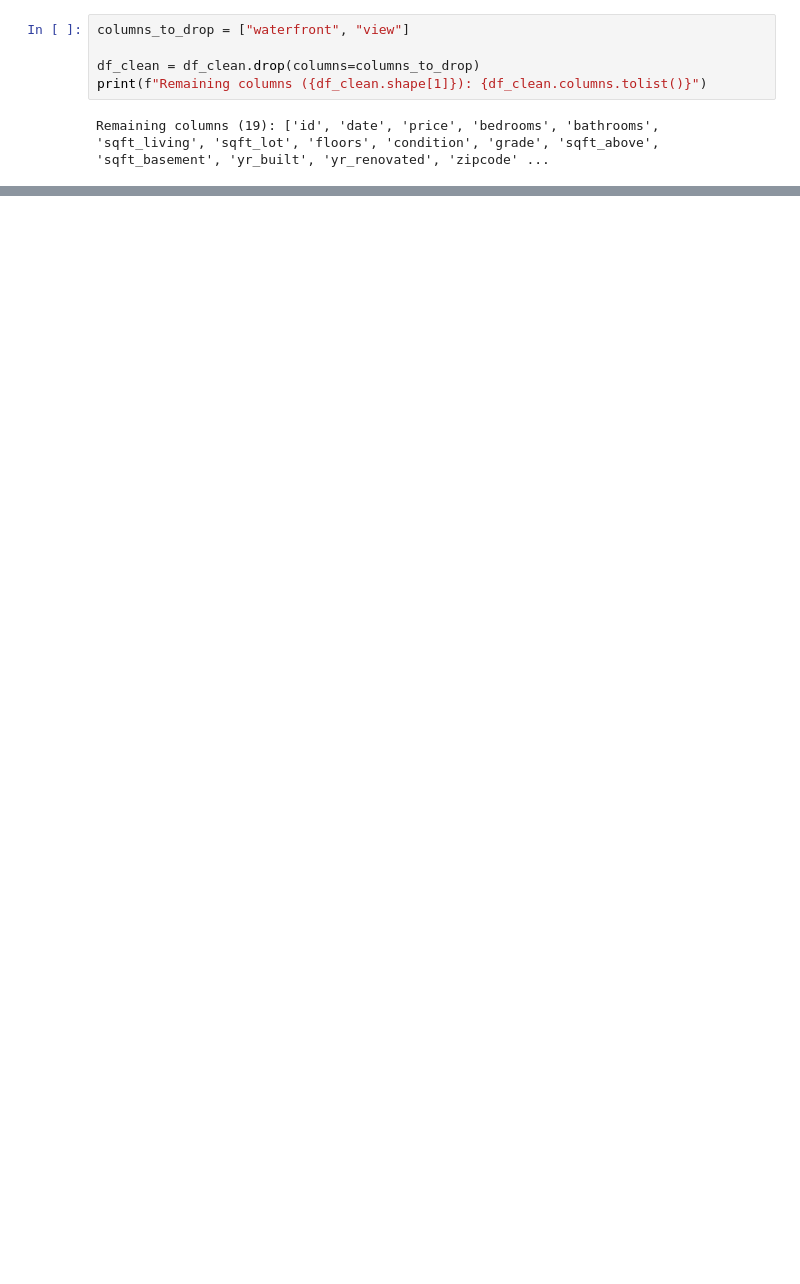
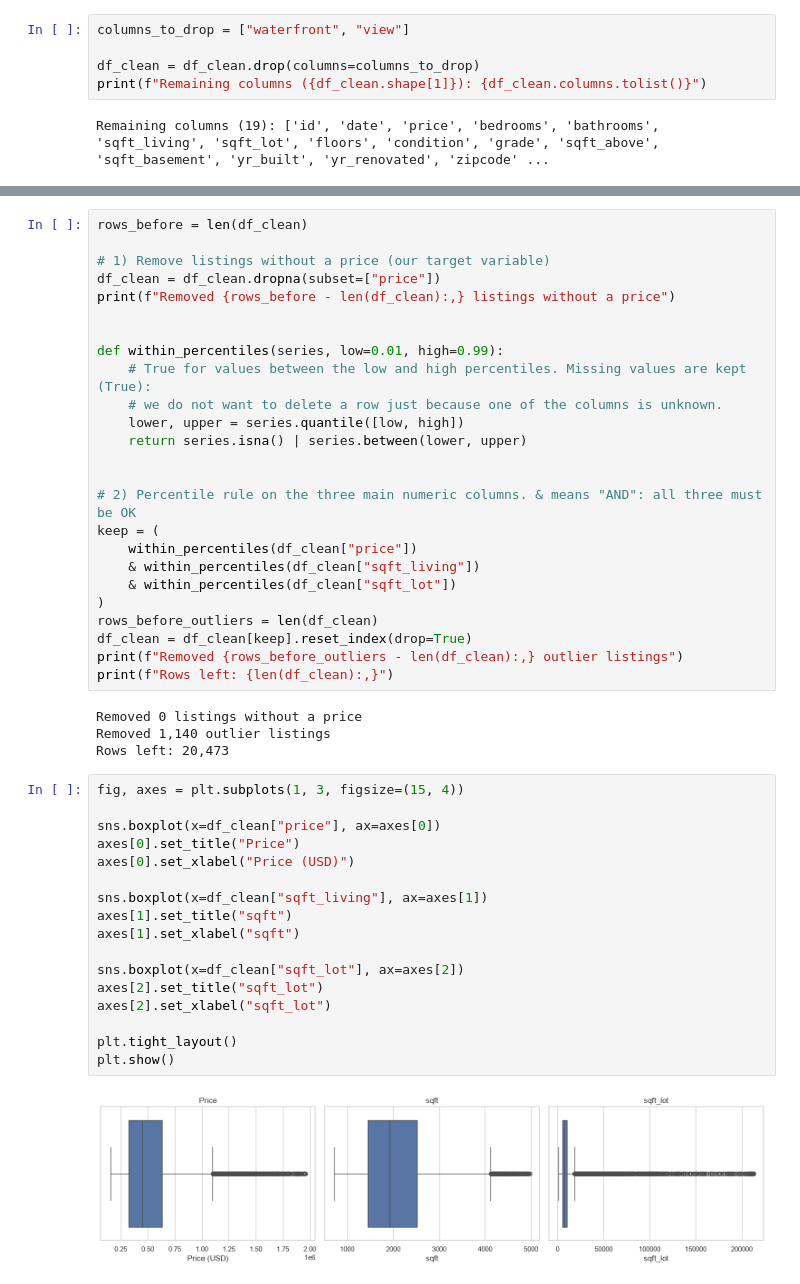
Before and after one commit to barsbabila/2-day1-assignment, a Jupyter notebook: notebook/Day1Group2.ipynb, the cells around one changed output, grey strips where cells are left out. Cells and saved outputs as stored; diff of their text form; blank space fills up the shorter version.

```diff
--- a/notebook/Day1Group2.ipynb
+++ b/notebook/Day1Group2.ipynb
@@ -133,0 +264,48 @@ Remaining columns (19): ['id', 'date', 'price', 'bedrooms', 'bathrooms', 'sqft_l
+# %%
+rows_before = len(df_clean)
+
+# 1) Remove listings without a price (our target variable)
+df_clean = df_clean.dropna(subset=["price"])
+print(f"Removed {rows_before - len(df_clean):,} listings without a price")
+
+
+def within_percentiles(series, low=0.01, high=0.99):
+    # True for values between the low and high percentiles. Missing values are kept (True):
+    # we do not want to delete a row just because one of the columns is unknown.
+    lower, upper = series.quantile([low, high])
+    return series.isna() | series.between(lower, upper)
+
+
+# 2) Percentile rule on the three main numeric columns. & means "AND": all three must be OK
+keep = (
+    within_percentiles(df_clean["price"])
+    & within_percentiles(df_clean["sqft_living"])
+    & within_percentiles(df_clean["sqft_lot"])
+)
+rows_before_outliers = len(df_clean)
+df_clean = df_clean[keep].reset_index(drop=True)
+print(f"Removed {rows_before_outliers - len(df_clean):,} outlier listings")
+print(f"Rows left: {len(df_clean):,}")
+# %% [output]
+Removed 0 listings without a price
+Removed 1,140 outlier listings
+Rows left: 20,473
+# %%
+fig, axes = plt.subplots(1, 3, figsize=(15, 4))
+
+sns.boxplot(x=df_clean["price"], ax=axes[0])
+axes[0].set_title("Price")
+axes[0].set_xlabel("Price (USD)")
+
+sns.boxplot(x=df_clean["sqft_living"], ax=axes[1])
+axes[1].set_title("sqft")
+axes[1].set_xlabel("sqft")
+
+sns.boxplot(x=df_clean["sqft_lot"], ax=axes[2])
+axes[2].set_title("sqft_lot")
+axes[2].set_xlabel("sqft_lot")
+
+plt.tight_layout()
+plt.show()
+# %% [output]
+[figure, added]
```
Also changed, not shown: parts of 18 cells of this notebook, 1 other file.
